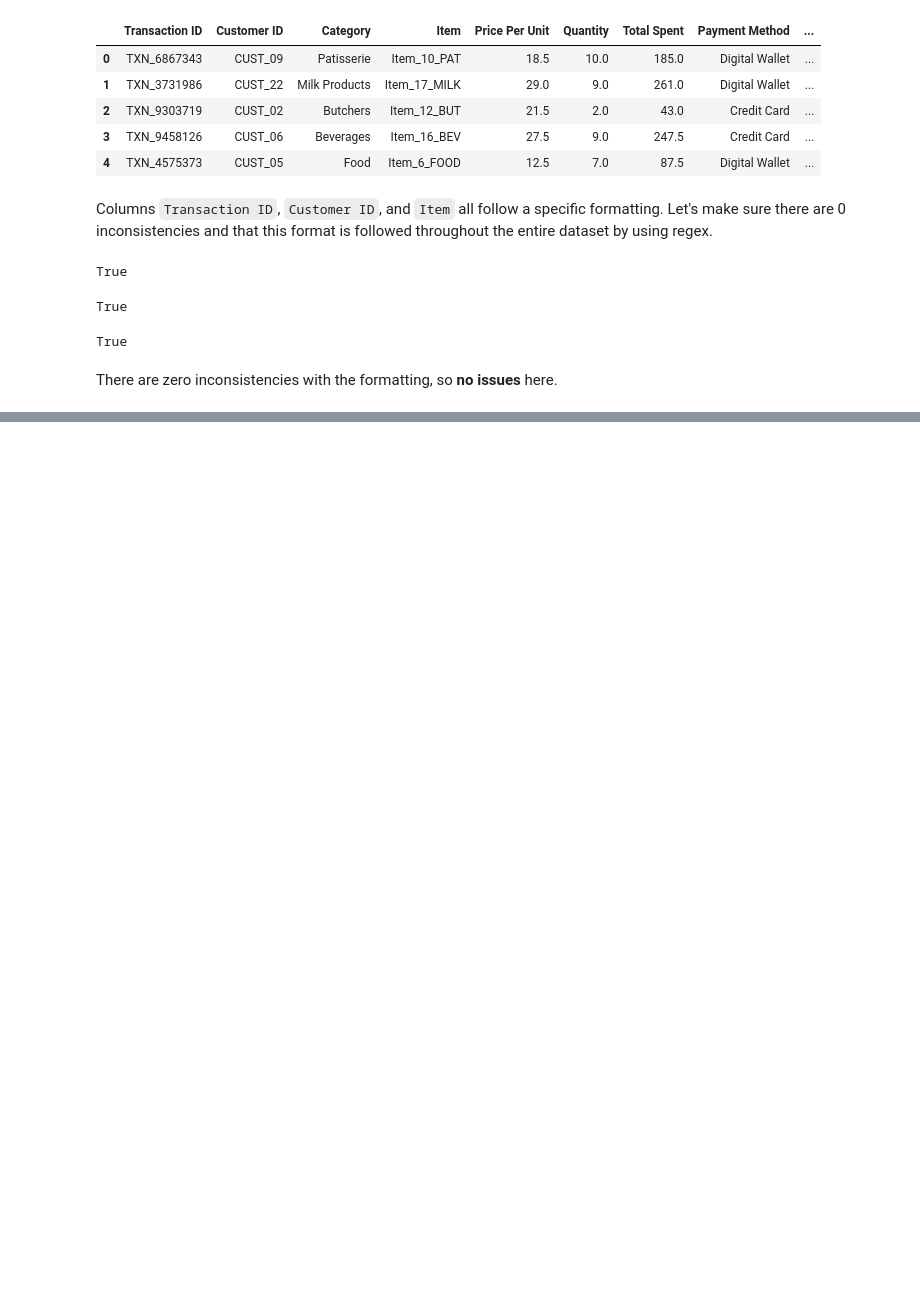
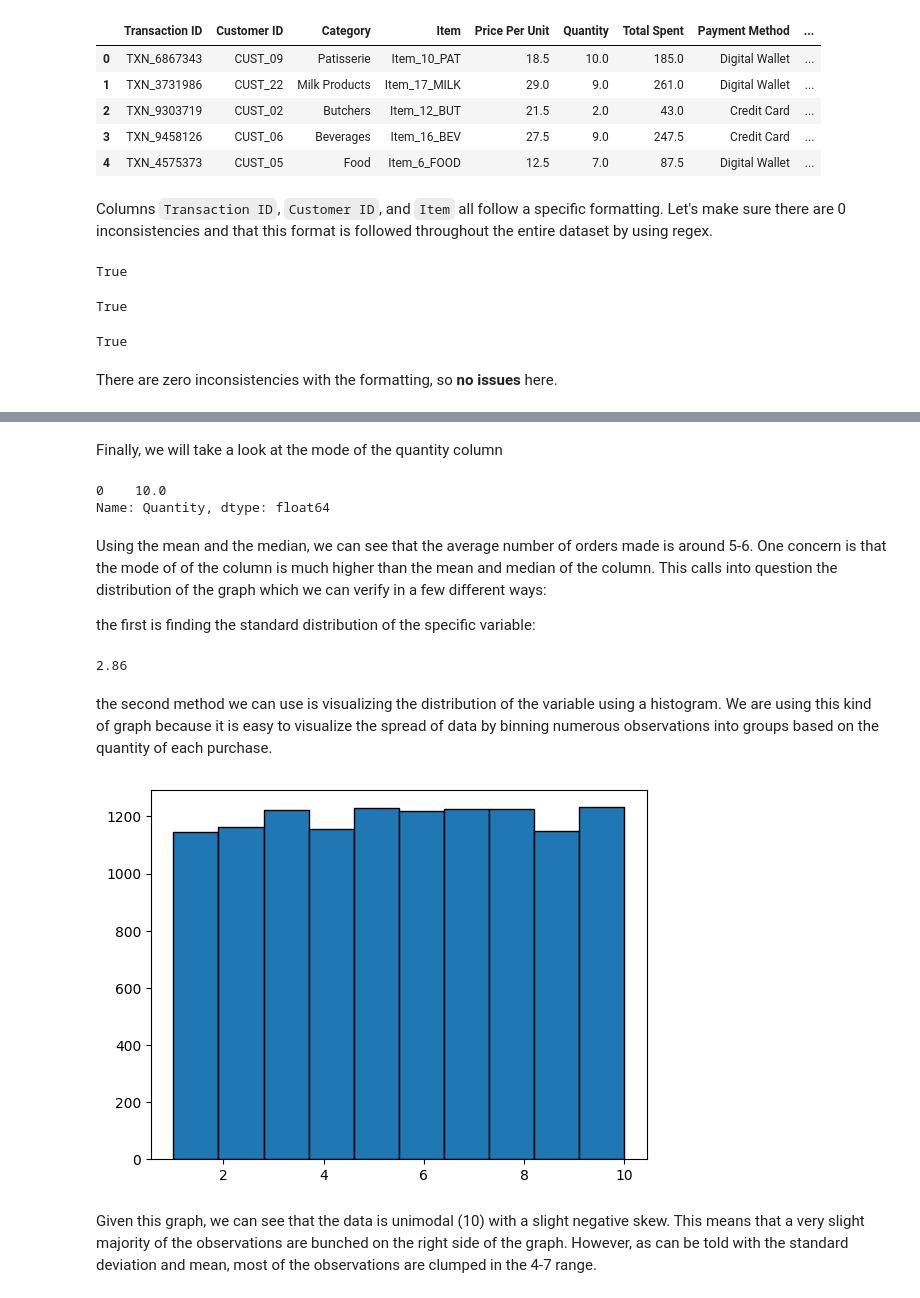
Before and after one commit to Shoufou/CSMODEL-MCO, a Jupyter notebook: CSMODEL CITIZENS - MCO1.ipynb, the cells around one changed output, grey strips where cells are left out. Saved outputs shown, nothing was run; the diff lists cells and outputs as text; code cells hidden in the pictures; blank space fills up the shorter version.

Commit message:
summary statistics for first(?) research question

```diff
--- a/CSMODEL CITIZENS - MCO1.ipynb
+++ b/CSMODEL CITIZENS - MCO1.ipynb
@@ -437,0 +460,25 @@ There are zero inconsistencies with the formatting, so **no issues** here.
+# %% [markdown]
+Finally, we will take a look at the mode of the quantity column
+# %%
+print(df['Quantity'].mode())
+# %% [output]
+0    10.0
+Name: Quantity, dtype: float64
+# %% [markdown]
+Using the mean and the median, we can see that the average number of orders made is around 5-6. One concern is that the mode of of the column is much higher than the mean and median of the column. This calls into question the distribution of the graph which we can verify in a few different ways:
+
+the first is finding the standard distribution of the specific variable:
+# %%
+print('{:.2f}'.format(df['Quantity'].std()))
+# %% [output]
+2.86
+# %% [markdown]
+the second method we can use is visualizing the distribution of the variable using a histogram. We are using this kind of graph because it is easy to visualize the spread of data by binning numerous observations into groups based on the quantity of each purchase.
+# %%
+
+mpl.hist(df['Quantity'], edgecolor = 'black')
+mpl.show()
+# %% [output]
+[figure, added]
+# %% [markdown]
+Given this graph, we can see that the data is unimodal (10) with a slight negative skew. This means that a very slight majority of the observations are bunched on the right side of the graph. However, as can be told with the standard deviation and mean, most of the observations are clumped in the 4-7 range.
```
Also changed, not shown: parts of 10 cells of this notebook.
